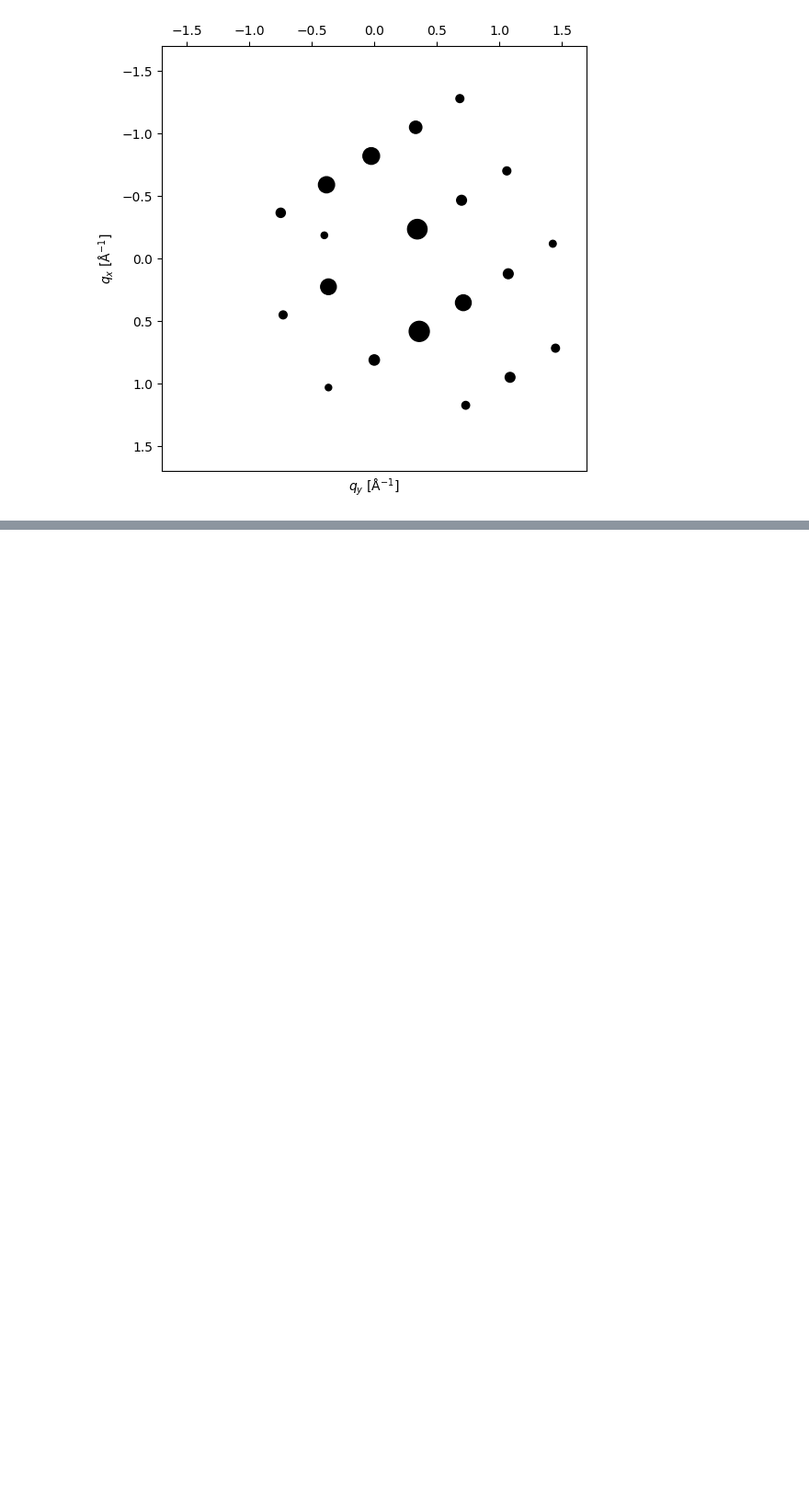
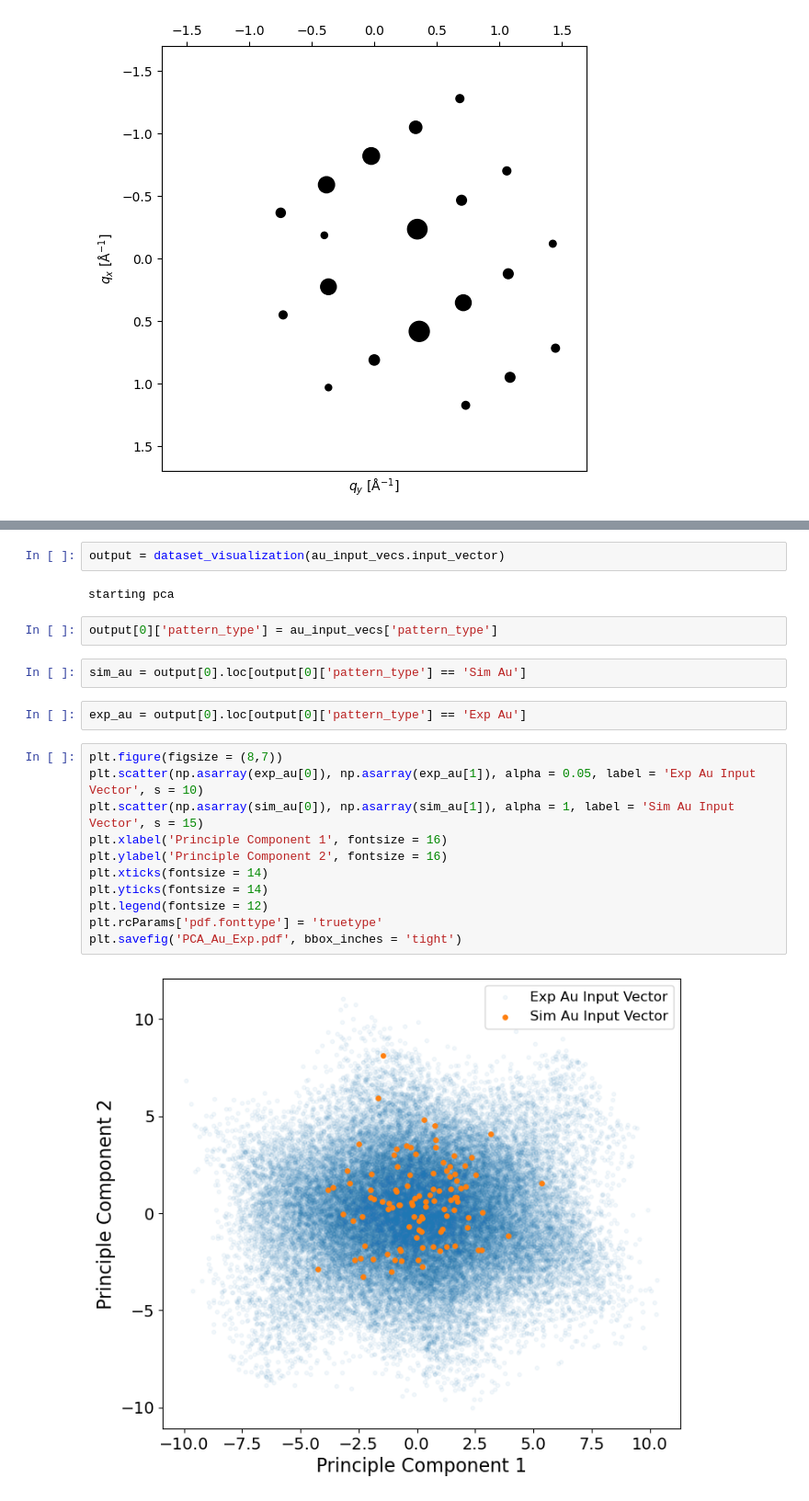
Before and after one commit to smglsn12/EDiffCrystals, a Jupyter notebook: notebooks/Predict_experimental_patterns.ipynb, the cells around one changed output, grey strips where cells are left out. Shown at 92% size. Saved outputs shown, nothing was run; the diff lists cells and outputs as text; blank space fills up the shorter version.

```diff
--- a/notebooks/Predict_experimental_patterns.ipynb
+++ b/notebooks/Predict_experimental_patterns.ipynb
@@ -403,0 +429,23 @@ fig.savefig('tetragonal_pattern.pdf', bbox_inches="tight")
+# %%
+output = dataset_visualization(au_input_vecs.input_vector)
+# %% [output]
+starting pca
+# %%
+output[0]['pattern_type'] = au_input_vecs['pattern_type']
+# %%
+sim_au = output[0].loc[output[0]['pattern_type'] == 'Sim Au']
+# %%
+exp_au = output[0].loc[output[0]['pattern_type'] == 'Exp Au']
+# %%
+plt.figure(figsize = (8,7))
+plt.scatter(np.asarray(exp_au[0]), np.asarray(exp_au[1]), alpha = 0.05, label = 'Exp Au Input Vector', s = 10)
+plt.scatter(np.asarray(sim_au[0]), np.asarray(sim_au[1]), alpha = 1, label = 'Sim Au Input Vector', s = 15)
+plt.xlabel('Principle Component 1', fontsize = 16)
+plt.ylabel('Principle Component 2', fontsize = 16)
+plt.xticks(fontsize = 14)
+plt.yticks(fontsize = 14)
+plt.legend(fontsize = 12)
+plt.rcParams['pdf.fonttype'] = 'truetype'
+plt.savefig('PCA_Au_Exp.pdf', bbox_inches = 'tight')
+# %% [output]
+[figure, added]
```
Also changed, not shown: parts of 13 cells of this notebook, 3 other files.
